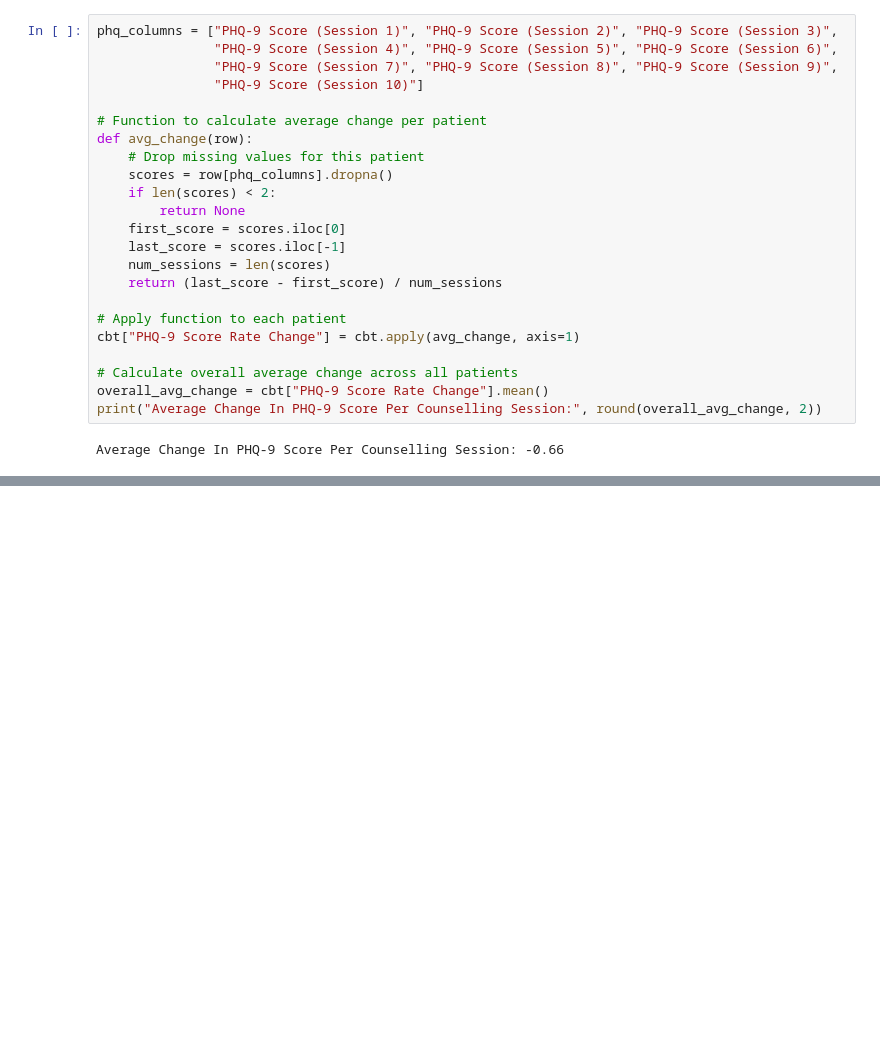
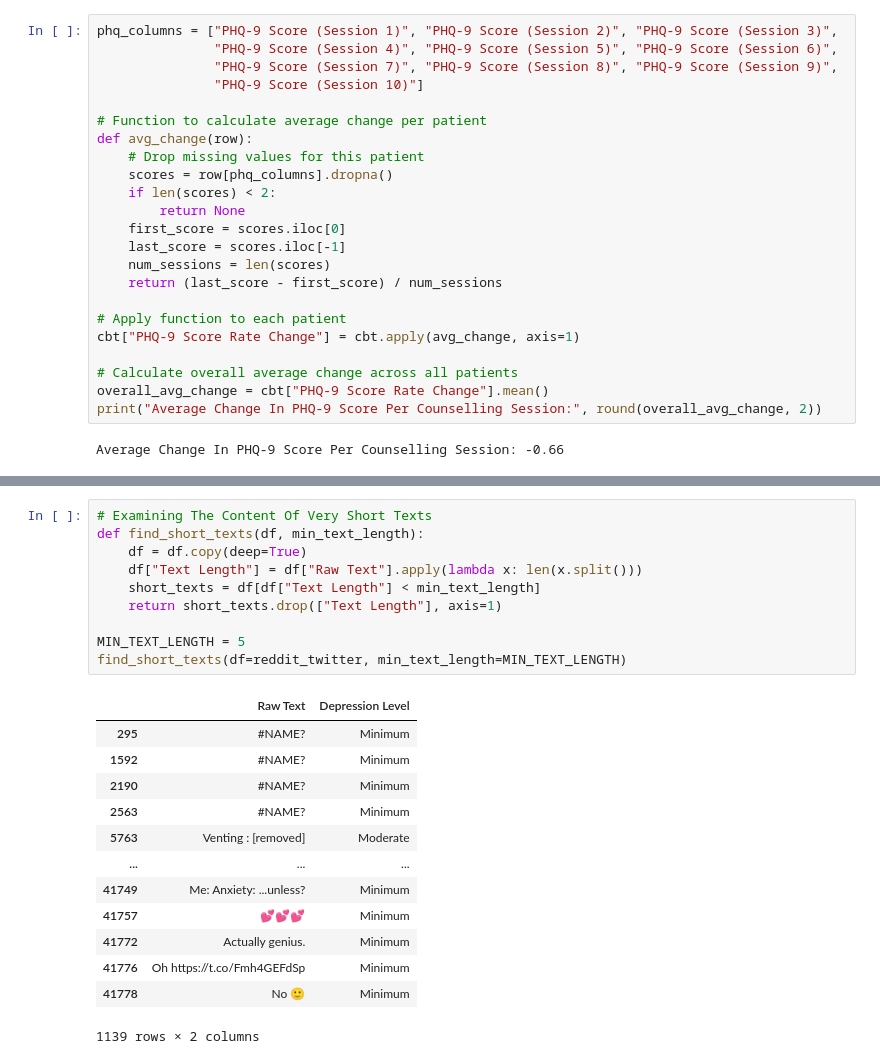
Before and after one commit to tadamaen/DSA4262-Group-Project-Group-2-, a Jupyter notebook: DSA4262 Group Project (Group 2).ipynb, the cells around one changed output, grey strips where cells are left out. Drawn from its saved outputs; the diff is of its cells as text; blank space fills up the shorter version.

```diff
--- a/DSA4262 Group Project (Group 2).ipynb
+++ b/DSA4262 Group Project (Group 2).ipynb
@@ -1118,0 +1186,24 @@ Having established the initial metric values prior to the intervention, we are n
+# %%
+# Examining The Content Of Very Short Texts
+def find_short_texts(df, min_text_length):
+    df = df.copy(deep=True)
+    df["Text Length"] = df["Raw Text"].apply(lambda x: len(x.split()))
+    short_texts = df[df["Text Length"] < min_text_length]
+    return short_texts.drop(["Text Length"], axis=1)
+
+MIN_TEXT_LENGTH = 5
+find_short_texts(df=reddit_twitter, min_text_length=MIN_TEXT_LENGTH)
+# %% [output]
+|  | Raw Text | Depression Level |
+| 295 | #NAME? | Minimum |
+| 1592 | #NAME? | Minimum |
+| 2190 | #NAME? | Minimum |
+| 2563 | #NAME? | Minimum |
+| 5763 | Venting : [removed] | Moderate |
+| ... | ... | ... |
+| 41749 | Me: Anxiety: ...unless? | Minimum |
+| 41757 | 💕💕💕 | Minimum |
+| 41772 | Actually genius. | Minimum |
+| 41776 | Oh https://t.co/Fmh4GEFdSp | Minimum |
+| 41778 | No 🙂 | Minimum |
+1139 rows × 2 columns
```
Also changed, not shown: parts of 20 cells of this notebook.
